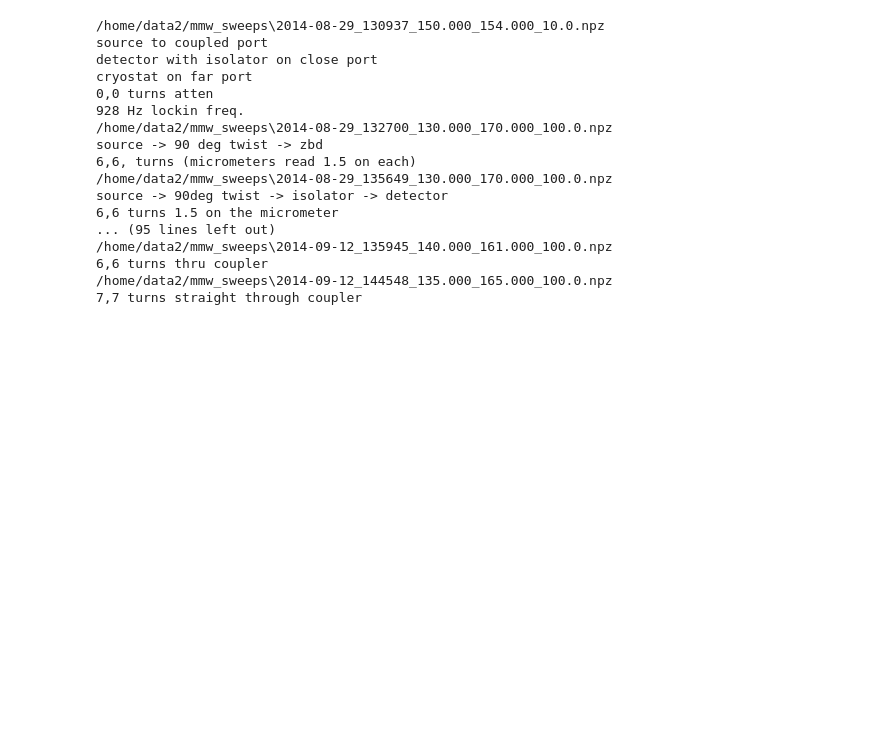
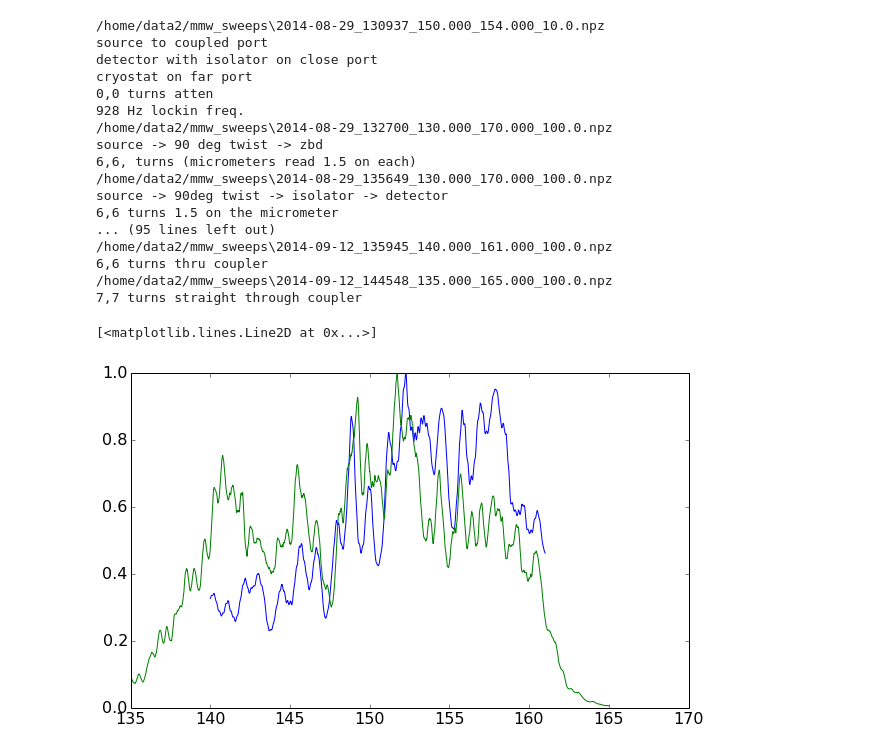
Before and after one commit to gitj/notebooks, a Jupyter notebook: 2014-09-16-mmw-source-transmission.ipynb, the cells around one changed output. Saved outputs shown, nothing was run; the diff lists cells and outputs as text; code cells hidden in the pictures; blank space fills up the shorter version.

```diff
--- a/2014-09-16-mmw-source-transmission.ipynb
+++ b/2014-09-16-mmw-source-transmission.ipynb
@@ -98,3 +98,13 @@ source -> 90deg twist -> isolator -> detector
 6,6 turns thru coupler
 /home/data2/mmw_sweeps\2014-09-12_144548_135.000_165.000_100.0.npz
 7,7 turns straight through coupler
+# %%
+d1 = np.load('/home/data2/mmw_sweeps/2014-09-03_150009_140.000_161.000_10.0.npz')
+d2 = np.load('/home/data2/mmw_sweeps/2014-09-11_105355_135.000_165.000_10.0.npz')
+d3 = np.load('/home/data2/mmw_sweeps/2014-09-03_154143_140.000_161.000_10.0.npz')
+# %%
+plot(d1['mmw_freq']/1e9,d1['power_watts']/d1['power_watts'].max())
+plot(d2['mmw_freq']/1e9,d2['power_watts']/d2['power_watts'].max())
+# %% [output]
+[<matplotlib.lines.Line2D at 0x...>]
+[figure, added]
```
Also changed, not shown: parts of 5 cells of this notebook, 1 other file.
